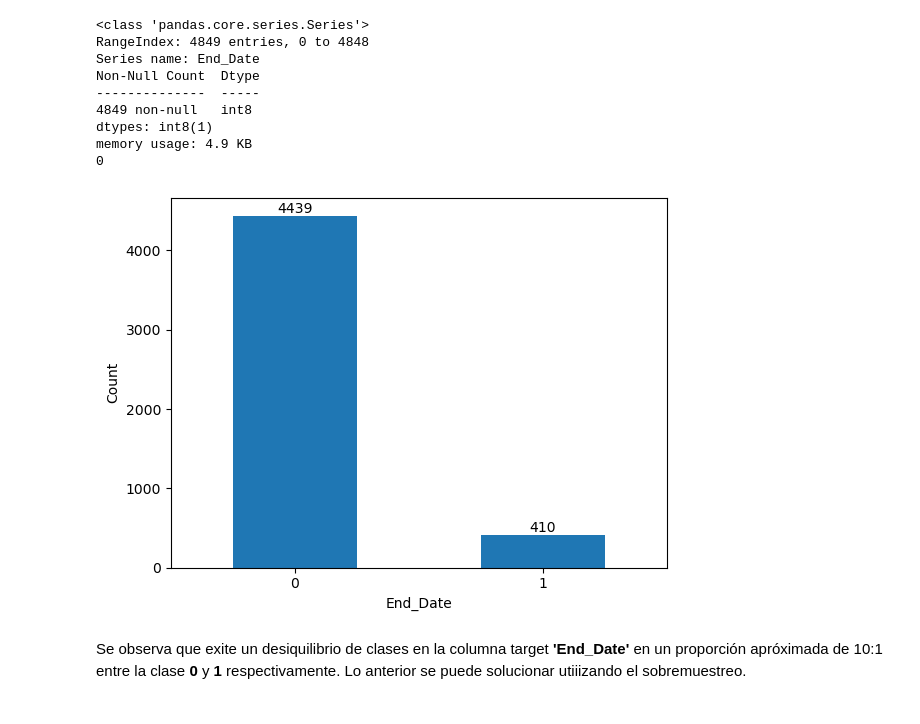
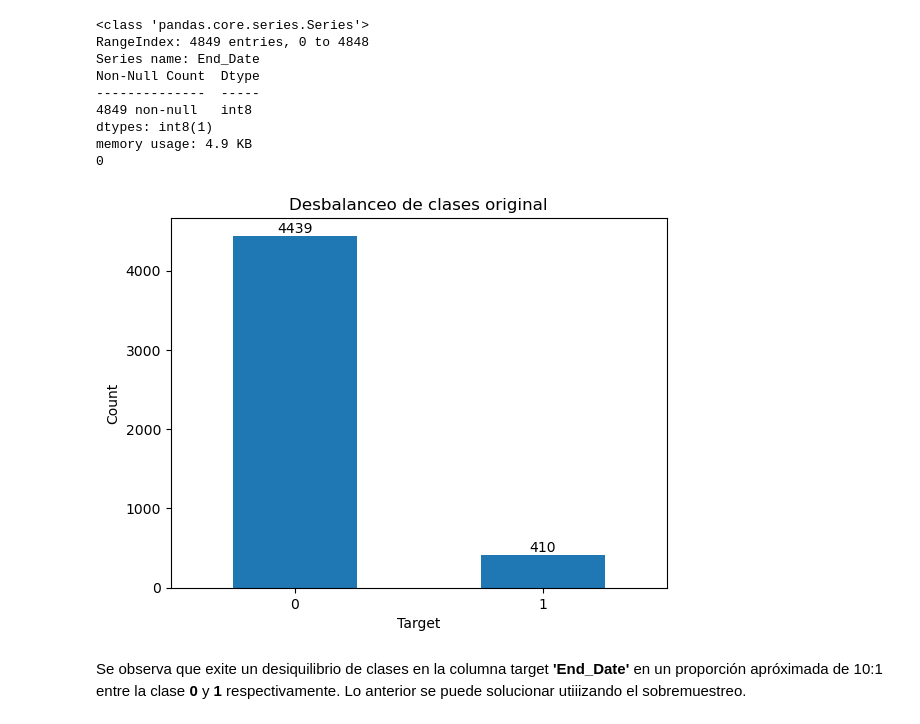
Before and after one commit to ja19191990/Retencion_de_clientes_en_la_industria_de_telecomunicaciones, a Jupyter notebook: 3.Preprocessing.ipynb, the cells around one changed output. Cells and saved outputs as stored; diff of their text form; code cells hidden in the pictures.

```diff
--- a/3.Preprocessing.ipynb
+++ b/3.Preprocessing.ipynb
@@ -408,14 +408,15 @@ memory usage: 4.9 KB
 # %%
 ax = target.value_counts().plot(kind='bar')
 plt.xticks(rotation=0)
-plt.xlabel('End_Date')
+plt.xlabel('Target')
 plt.ylabel('Count')
+plt.title('Desbalanceo de clases original')
 
 for p in ax.containers:
     ax.bar_label(p, label_type='edge')
 plt.show()
 # %% [output]
-[figure, old version]
+[figure, new version]
 # %% [markdown]
 Se observa que exite un desiquilibrio de clases en la columna target __'End_Date'__ en un proporción apróximada de 10:1 entre la clase __0__ y __1__ respectivamente. Lo anterior se puede solucionar utiiizando el sobremuestreo.
 # %% [markdown]
```
Also changed, not shown: parts of 3 cells of this notebook, 12 other files.
